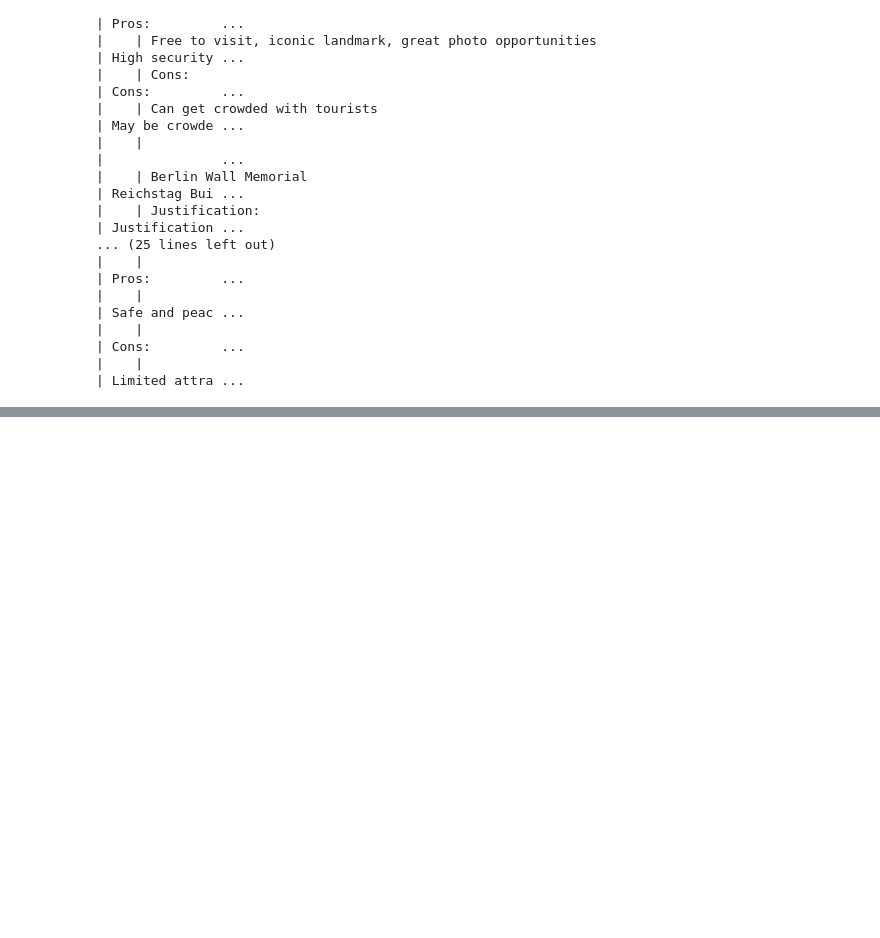
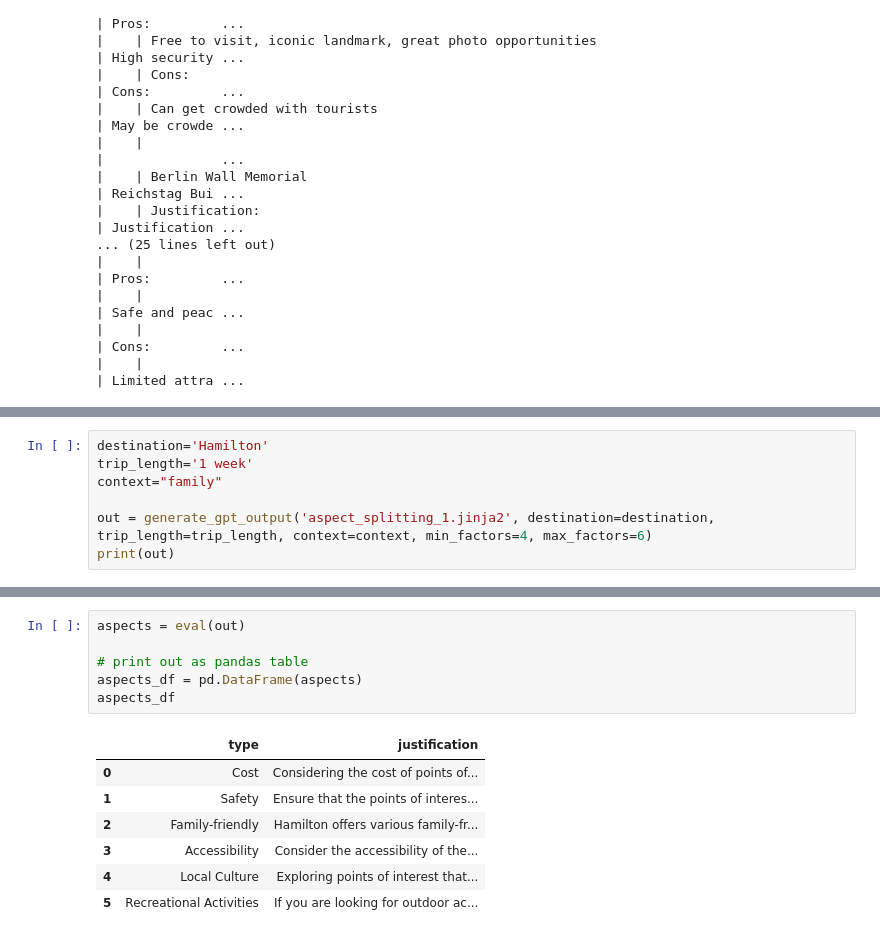
Before and after one commit to D3Mlab/travel-rec, a Jupyter notebook: travel_rec_george.ipynb, the cells around one changed output, grey strips where cells are left out. Cells and saved outputs as stored; diff of their text form; blank space fills up the shorter version.

Commit message:
add hamilton example

```diff
--- a/travel_rec_george.ipynb
+++ b/travel_rec_george.ipynb
@@ -328,0 +322,7 @@ print(df.to_markdown())
+# %%
+destination='Hamilton'
+trip_length='1 week'
+context="family"
+
+out = generate_gpt_output('aspect_splitting_1.jinja2', destination=destination, trip_length=trip_length, context=context, min_factors=4, max_factors=6)
+print(out)
@@ -328,0 +341,14 @@ print(df.to_markdown())
+# %%
+aspects = eval(out)
+
+# print out as pandas table
+aspects_df = pd.DataFrame(aspects)
+aspects_df
+# %% [output]
+|  | type | justification |
+| 0 | Cost | Considering the cost of points of... |
+| 1 | Safety | Ensure that the points of interes... |
+| 2 | Family-friendly | Hamilton offers various family-fr... |
+| 3 | Accessibility | Consider the accessibility of the... |
+| 4 | Local Culture | Exploring points of interest that... |
+| 5 | Recreational Activities | If you are looking for outdoor ac... |
```
Also changed, not shown: parts of 6 cells of this notebook.
